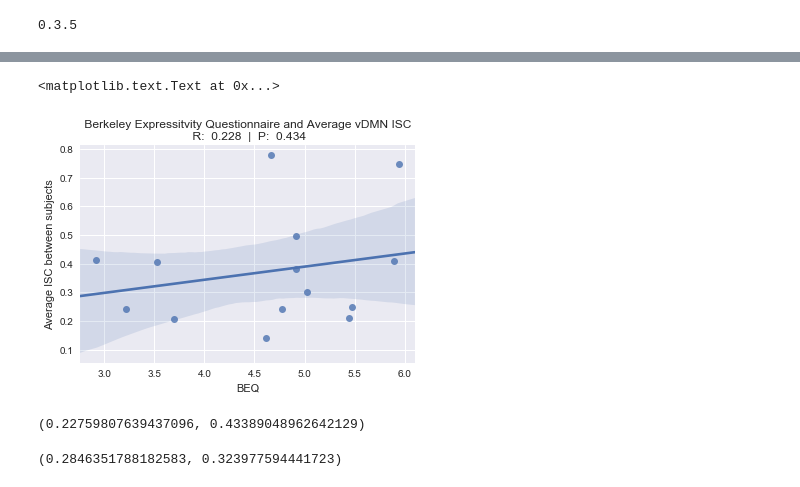
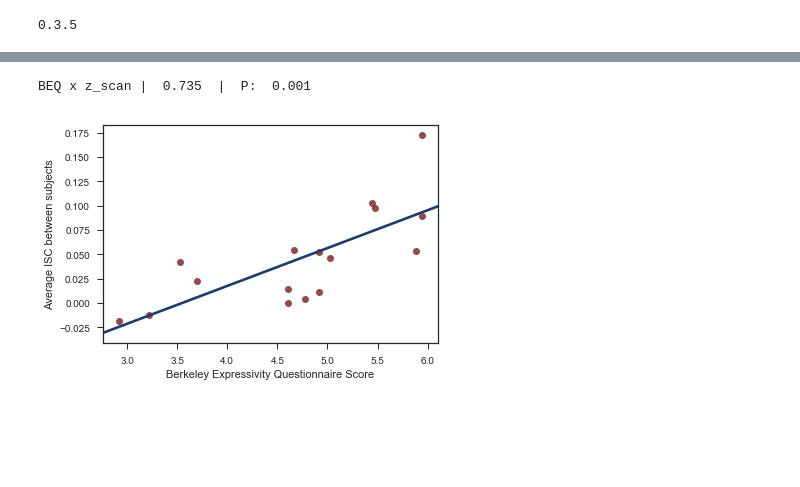
Before and after one commit to Marissa-Clark/EmpathicAccuracy_ISC, a Jupyter notebook: 21_Correlation_Analysis.ipynb, the cells around one changed output, grey strips where cells are left out. Drawn from its saved outputs; the diff is of its cells as text; code cells hidden in the pictures; blank space fills up the shorter version.

```diff
--- a/21_Correlation_Analysis.ipynb
+++ b/21_Correlation_Analysis.ipynb
@@ -25,9 +31,20 @@ folder_path = "."
 
 ## Set up Mask
 
-mask = 'a1_rev.nii'
-mask_region = "a1_rev"
+mask = 'vDMN.nii.gz'
+mask_region = 'vDMN'
+
+#mask = 'a1_rev.nii'
+#mask_region = 'a1_rev'
+
+
 mask_path = os.path.join(folder_path, 'masked_csv', mask_region)
+mask = Brain_Data(data = folder_path + '/masked_csv/' + mask) # this now a 1d array of voxels containing 1's and 0s
+mask.plot()
+
 
 subjects = [ '145', '157', '168', '184', '200', '214',  '219', '220', '222', '223', '229', '245', '253', '257', '263',  '267', '270', '277']
+subjects =  ['145', '157', '168', '184',  '200', '214', '219', '220', '222', '223', '229', '245', '253', '257', '263',  '267', '270', '277',  '282', '288']
+
+
 num_subs = len(subjects)
@@ -100,9 +112,13 @@ IPython.OutputArea.prototype._should_scroll = function(lines) {
 # plt.hist(null, **kwargs);
 # plt.hist(actual, **kwargs);
 # %%
+## Load data for each video and calculate average behavioral and ROI ISC
+
 ## Average
 video_summary = pd.DataFrame()
+
 print(mask)
+print(mask_region)
 
 for video in range(1,17):
 
@@ -132,7 +148,6 @@ for video in range(1,17):
 video_summary.columns = ['video', 'z_behav', 'z_scan']
 
 ## Expressivity
-express = pd.read_csv('./data/videoInfo.csv')
+express = pd.read_csv('./data/videoDesc.csv')
 express = express.merge(video_summary, how='inner', left_on = 'videoNumber', right_on='video')
-print(express)
 # %% [output]
@@ -156,23 +155,21 @@ a1_rev.nii
 # %%
-  #Plot
-express = express.dropna(axis=0)
+#Plot Data and Compute Correlations
 
-corr_values = scipy.stats.pearsonr(express['BEQ'], express['z_scan'])
+x_value= 'BEQ'
+y_value= 'z_scan'
+
+corr_values = scipy.stats.pearsonr(express[x_value], express[y_value])
 
 plt.figure()
-scat1 = sns.regplot(x='BEQ', y ='z_scan', data=express)
+sns.set_style("ticks")
 
-plt.title(f' Berkeley Expressitvity Questionnaire and Average vDMN ISC \n R: {corr_values[0]: .3f}  |  P: {corr_values[1]: .3f}')
-plt.xlabel('BEQ')
+scat1 = sns.regplot(x=x_value, y =y_value, data=express, ci=None, scatter_kws= {"color": "#7c1c19"}, line_kws={"color":"#1c3b70"})
+
+#plt.title('Berkeley Expressitvity Questionnaire and Average vDMN ISC \n R: {corr_values[0]: .3f}  |  P: {corr_values[1]: .3f}')
+plt.xlabel('Berkeley Expressivity Questionnaire Score')
 plt.ylabel('Average ISC between subjects')
+
+print( f'{x_value} x {y_value} | {corr_values[0]: .3f}  |  P: {corr_values[1]: .3f}')
 # %% [output]
-<matplotlib.text.Text at 0x...>
+BEQ x z_scan |  0.735  |  P:  0.001
-[figure, old version]
+[figure, new version]
-# %%
-scipy.stats.pearsonr(express['BEQ'], express['z_scan'])
-# %% [output]
-(0.22759807639437096, 0.43389048962642129)
-# %%
-(0.28463517881825828, 0.32397759444172303)
-# %% [output]
-(0.2846351788182583, 0.323977594441723)
```
Also changed, not shown: parts of 6 cells of this notebook, 7 other files.
